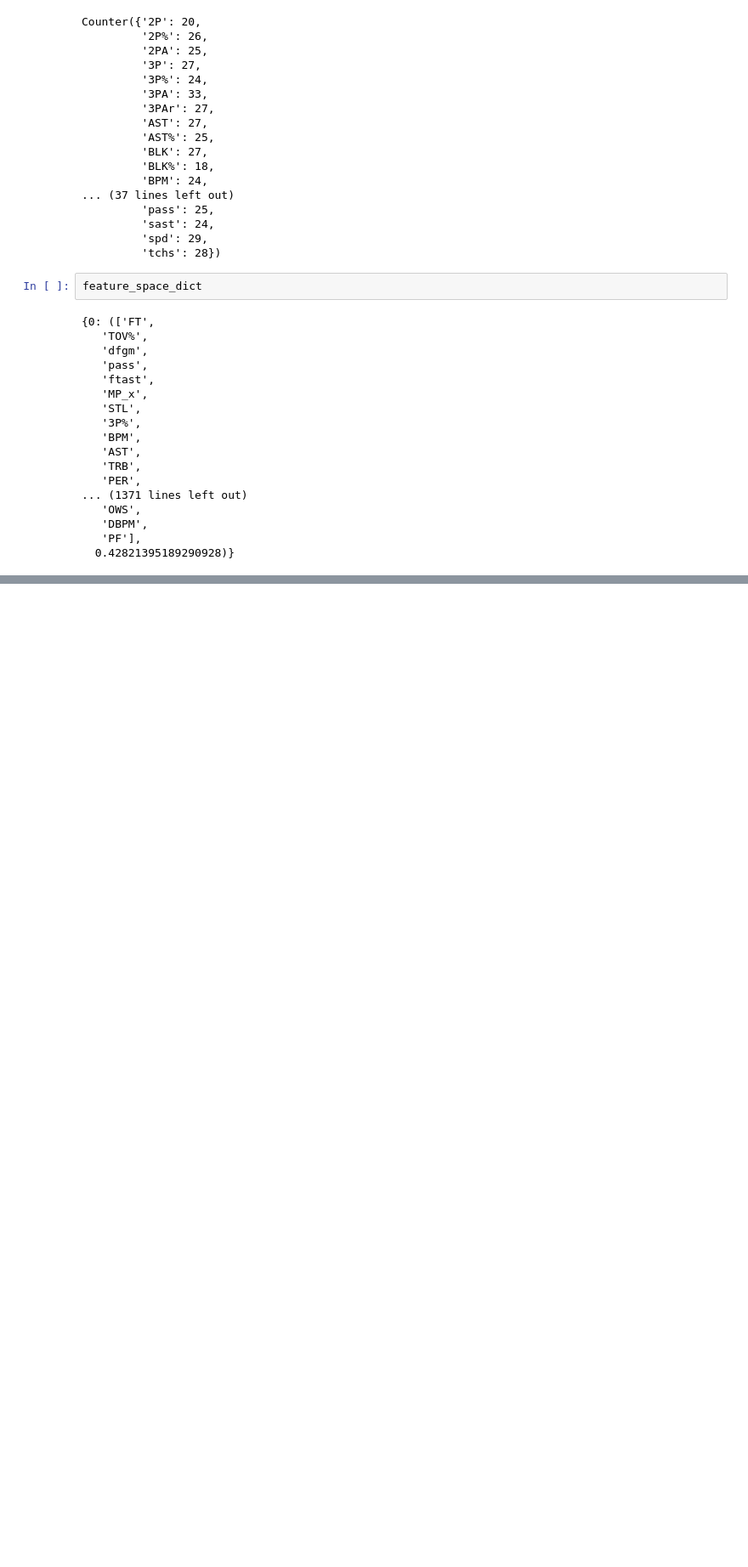
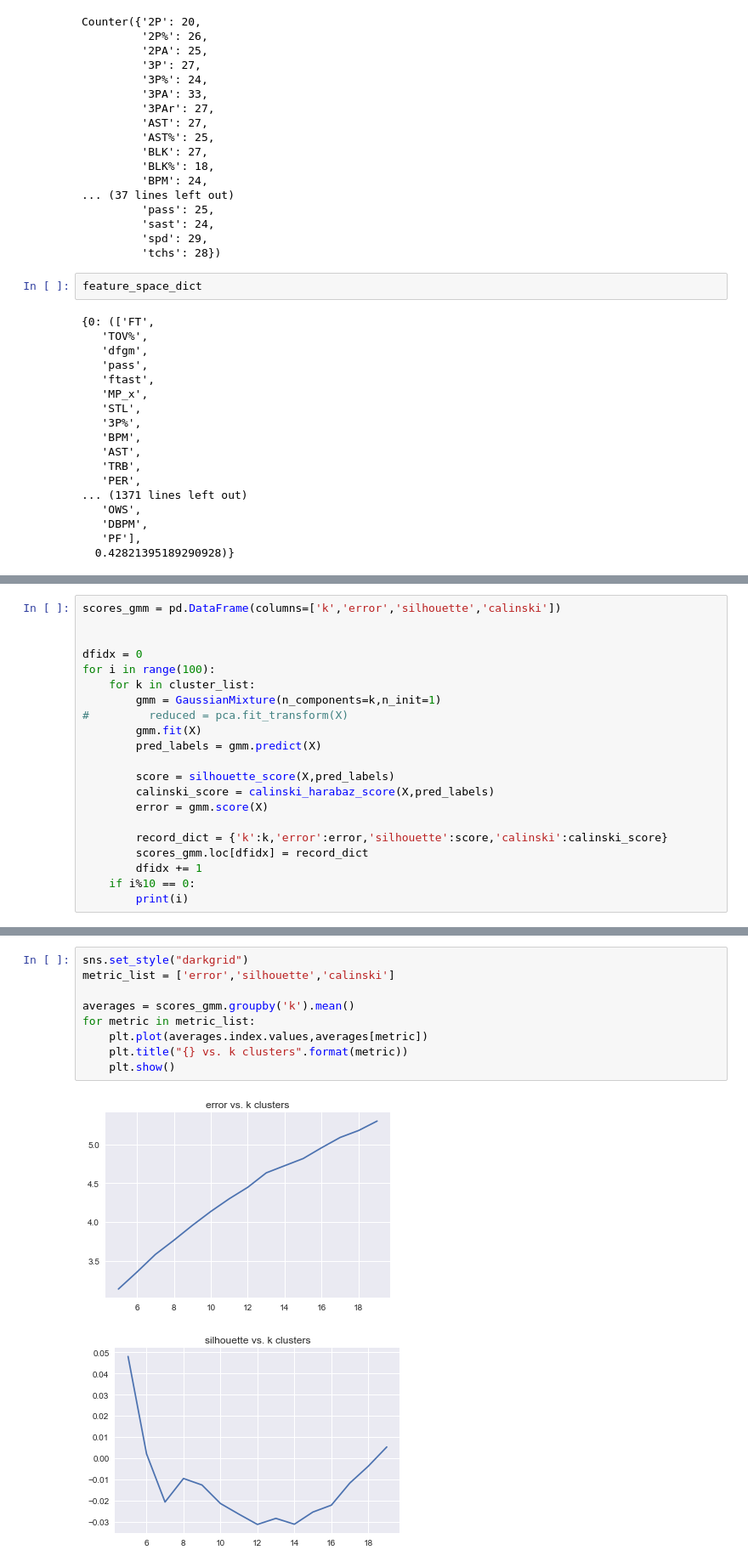
Before and after one commit to tilla232/dsi_capstone, a Jupyter notebook: src/feature_exploration.ipynb, the cells around one changed output, grey strips where cells are left out. Shown at 85% size. Drawn from its saved outputs; the diff is of its cells as text; blank space fills up the shorter version.

```diff
--- a/src/feature_exploration.ipynb
+++ b/src/feature_exploration.ipynb
@@ -751,0 +855,21 @@ feature_space_dict
+# %%
+scores_gmm = pd.DataFrame(columns=['k','error','silhouette','calinski'])
+
+
+dfidx = 0
+for i in range(100):
+    for k in cluster_list:
+        gmm = GaussianMixture(n_components=k,n_init=1)
+#         reduced = pca.fit_transform(X)
+        gmm.fit(X)
+        pred_labels = gmm.predict(X)
+
+        score = silhouette_score(X,pred_labels)
+        calinski_score = calinski_harabaz_score(X,pred_labels)
+        error = gmm.score(X)
+
+        record_dict = {'k':k,'error':error,'silhouette':score,'calinski':calinski_score}
+        scores_gmm.loc[dfidx] = record_dict
+        dfidx += 1
+    if i%10 == 0:
+        print(i)
@@ -751,0 +887,12 @@ feature_space_dict
+# %%
+sns.set_style("darkgrid")
+metric_list = ['error','silhouette','calinski']
+
+averages = scores_gmm.groupby('k').mean()
+for metric in metric_list:
+    plt.plot(averages.index.values,averages[metric])
+    plt.title("{} vs. k clusters".format(metric))
+    plt.show()
+# %% [output]
+[figure, added]
+[figure, added]
```
Also changed, not shown: parts of 11 cells of this notebook, 21 other files.
